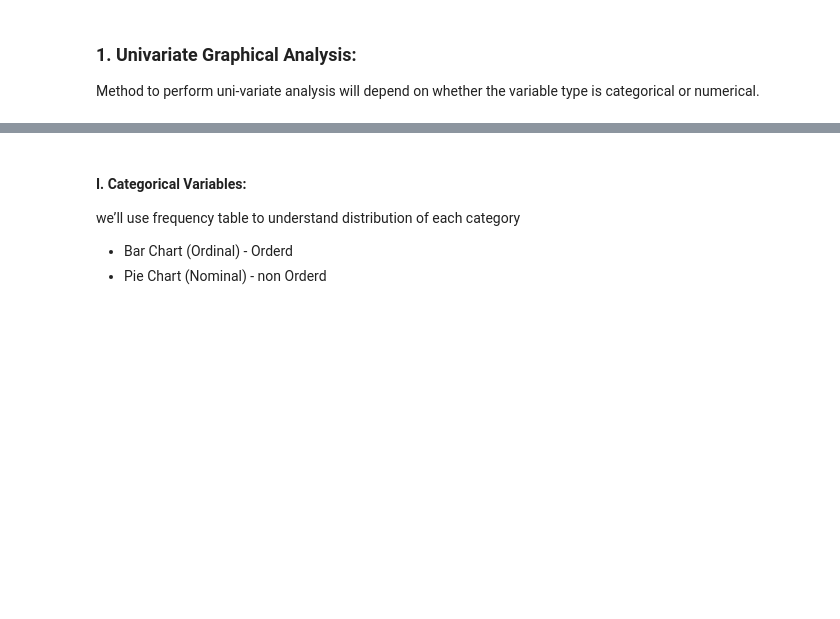
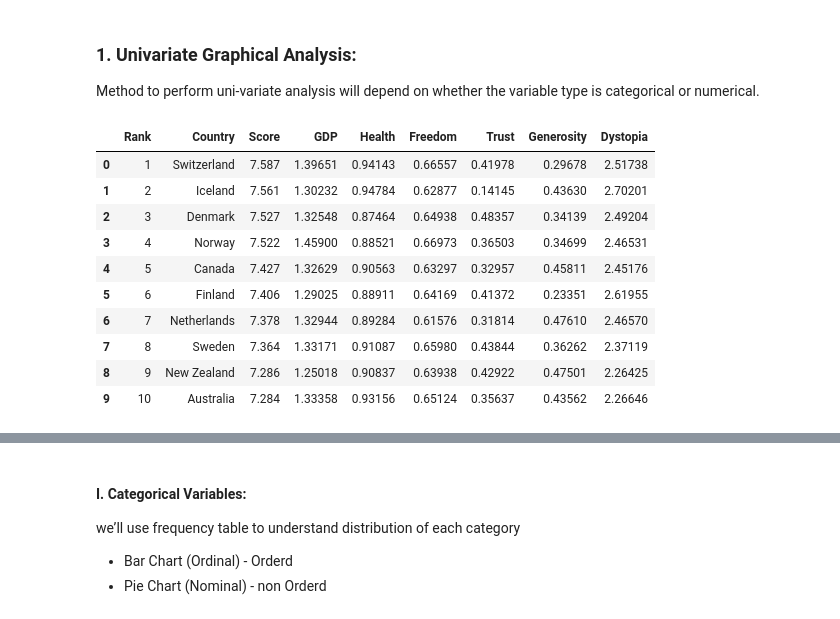
Before and after one commit to Tuwaiq-DS-ML-bootcamp-V-7/Usecase-2, a Jupyter notebook: EDA explain template.ipynb, the cells around one changed output, grey strips where cells are left out. Drawn from its saved outputs; the diff is of its cells as text; code cells hidden in the pictures; blank space fills up the shorter version.

```diff
--- a/EDA explain template.ipynb
+++ b/EDA explain template.ipynb
@@ -607,3 +608,20 @@ Statistics summary gives a high-level idea to identify whether the data has any
 # %% [markdown]
 ### 1. Univariate Graphical Analysis:
 Method to perform uni-variate analysis will depend on whether the variable type is categorical or numerical.
+# %%
+#sns.barplot(data["2015"], x="Country", y="Rank")
+
+top_df = data["2015"][data["2015"]['Rank'].apply(lambda x: True if x in range(1, 11) else False)]
+top_df
+# %% [output]
+|  | Rank | Country | Score | GDP | Health | Freedom | Trust | Generosity | Dystopia |
+| 0 | 1 | Switzerland | 7.587 | 1.39651 | 0.94143 | 0.66557 | 0.41978 | 0.29678 | 2.51738 |
+| 1 | 2 | Iceland | 7.561 | 1.30232 | 0.94784 | 0.62877 | 0.14145 | 0.43630 | 2.70201 |
+| 2 | 3 | Denmark | 7.527 | 1.32548 | 0.87464 | 0.64938 | 0.48357 | 0.34139 | 2.49204 |
+| 3 | 4 | Norway | 7.522 | 1.45900 | 0.88521 | 0.66973 | 0.36503 | 0.34699 | 2.46531 |
+| 4 | 5 | Canada | 7.427 | 1.32629 | 0.90563 | 0.63297 | 0.32957 | 0.45811 | 2.45176 |
+| 5 | 6 | Finland | 7.406 | 1.29025 | 0.88911 | 0.64169 | 0.41372 | 0.23351 | 2.61955 |
+| 6 | 7 | Netherlands | 7.378 | 1.32944 | 0.89284 | 0.61576 | 0.31814 | 0.47610 | 2.46570 |
+| 7 | 8 | Sweden | 7.364 | 1.33171 | 0.91087 | 0.65980 | 0.43844 | 0.36262 | 2.37119 |
+| 8 | 9 | New Zealand | 7.286 | 1.25018 | 0.90837 | 0.63938 | 0.42922 | 0.47501 | 2.26425 |
+| 9 | 10 | Australia | 7.284 | 1.33358 | 0.93156 | 0.65124 | 0.35637 | 0.43562 | 2.26646 |
```
Also changed, not shown: parts of 12 cells of this notebook.
